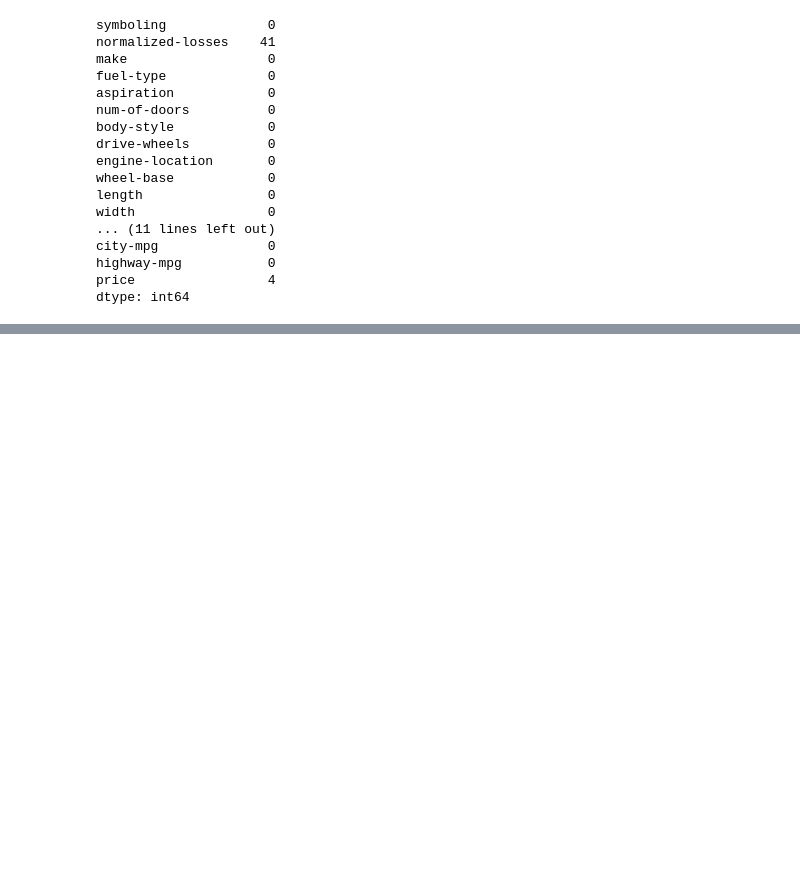
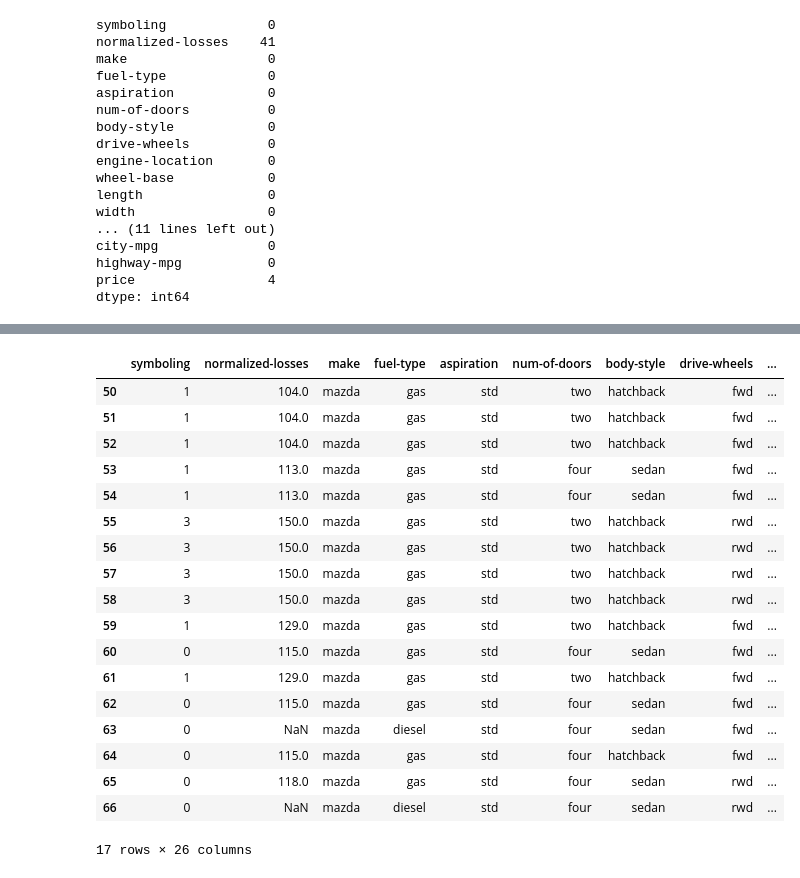
Before and after one commit to sateesh12/bin_utils, a Jupyter notebook: Automobile_EDA.ipynb, the cells around one changed output, grey strips where cells are left out. Saved outputs shown, nothing was run; the diff lists cells and outputs as text; code cells hidden in the pictures; blank space fills up the shorter version.

Commit message:
Data set cleanup completed, no NaN

```diff
--- a/Automobile_EDA.ipynb
+++ b/Automobile_EDA.ipynb
@@ -95,9 +95,9 @@ df2[df2['num-of-doors'].isnull()]
 #Based on internet search on Dodge, it is only four door model, so replace num-of-doors to 4
 df2.iloc[27]
 #Replace the num-of-doors column in rwo 27
-df2.iloc[27,5] = 4  #TBD how to handle this with non hard-coded row and column names !
+df2.iloc[27,5] = 'four'  #TBD how to handle this with non hard-coded row and column names !
 df2.iloc[27]
-df2.iloc[63,5] = 4
+df2.iloc[63,5] = 'four'
 # %%
 #Check if all NaN in num-of-doors coulumn are gone
 print(df2.isnull().sum())
@@ -121,0 +133,23 @@ dtype: int64
+# %%
+#Seeing above data it is clear that all the mazda vehicle have a problem, now extract all mazda data to see how that looks
+df2[df2['make'] == 'mazda']
+# %% [output]
+|  | symboling | normalized-losses | make | fuel-type | aspiration | num-of-doors | body-style | drive-wheels | ... |
+| 50 | 1 | 104.0 | mazda | gas | std | two | hatchback | fwd | ... |
+| 51 | 1 | 104.0 | mazda | gas | std | two | hatchback | fwd | ... |
+| 52 | 1 | 104.0 | mazda | gas | std | two | hatchback | fwd | ... |
+| 53 | 1 | 113.0 | mazda | gas | std | four | sedan | fwd | ... |
+| 54 | 1 | 113.0 | mazda | gas | std | four | sedan | fwd | ... |
+| 55 | 3 | 150.0 | mazda | gas | std | two | hatchback | rwd | ... |
+| 56 | 3 | 150.0 | mazda | gas | std | two | hatchback | rwd | ... |
+| 57 | 3 | 150.0 | mazda | gas | std | two | hatchback | rwd | ... |
+| 58 | 3 | 150.0 | mazda | gas | std | two | hatchback | rwd | ... |
+| 59 | 1 | 129.0 | mazda | gas | std | two | hatchback | fwd | ... |
+| 60 | 0 | 115.0 | mazda | gas | std | four | sedan | fwd | ... |
+| 61 | 1 | 129.0 | mazda | gas | std | two | hatchback | fwd | ... |
+| 62 | 0 | 115.0 | mazda | gas | std | four | sedan | fwd | ... |
+| 63 | 0 | NaN | mazda | diesel | std | four | sedan | fwd | ... |
+| 64 | 0 | 115.0 | mazda | gas | std | four | hatchback | fwd | ... |
+| 65 | 0 | 118.0 | mazda | gas | std | four | sedan | rwd | ... |
+| 66 | 0 | NaN | mazda | diesel | std | four | sedan | rwd | ... |
+17 rows × 26 columns
```
Also changed, not shown: parts of 24 cells of this notebook.
